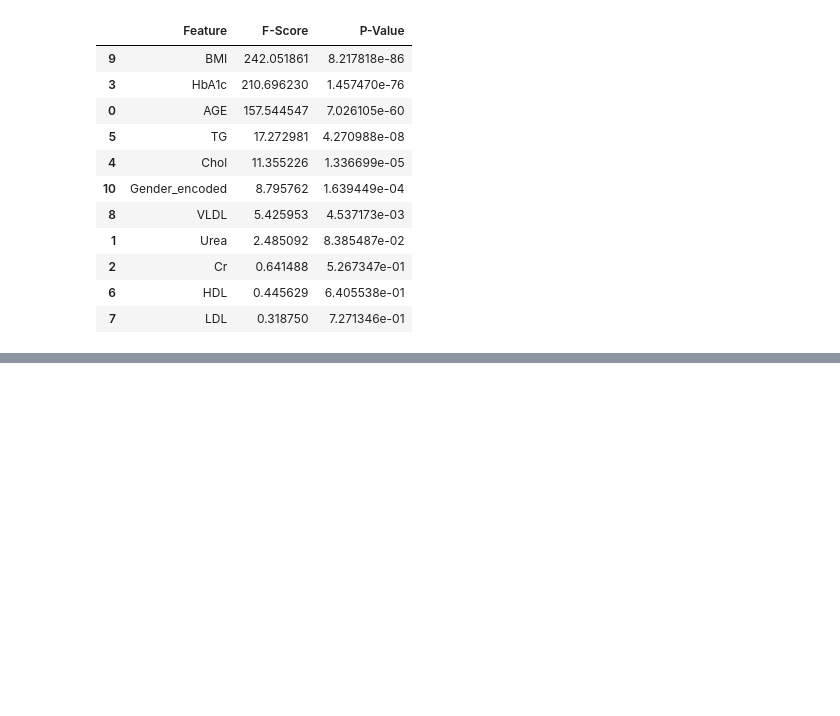
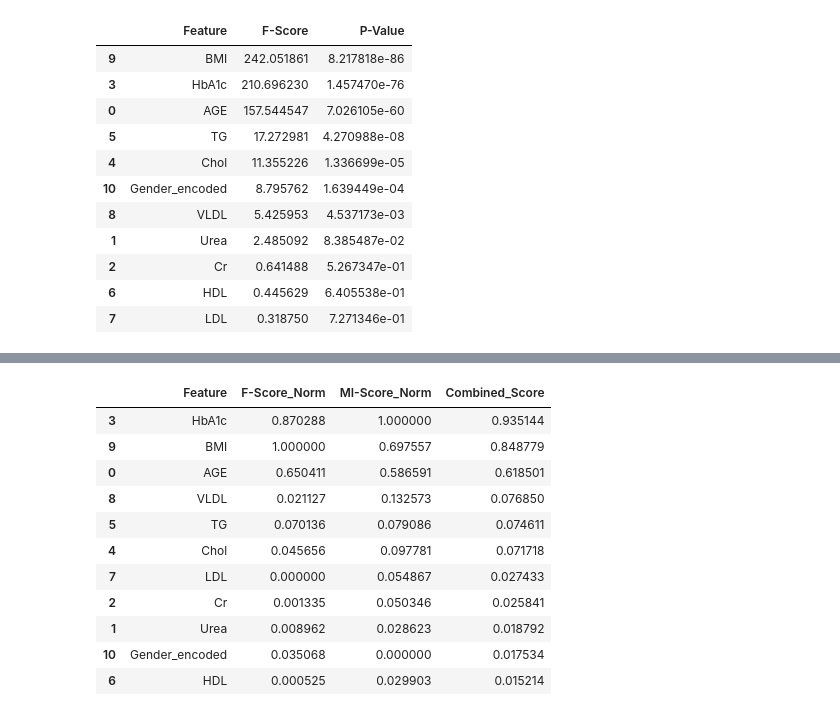
Before and after one commit to samirdahal888/Diabetes_Classification, a Jupyter notebook: notebooks/data_processing/data_processing.ipynb, the cells around one changed output, grey strips where cells are left out. Cells and saved outputs as stored; diff of their text form; code cells hidden in the pictures; blank space fills up the shorter version.

```diff
--- a/notebooks/data_processing/data_processing.ipynb
+++ b/notebooks/data_processing/data_processing.ipynb
@@ -67,0 +109,32 @@ anova_results
+# %%
+from sklearn.preprocessing import MinMaxScaler
+
+scaler = MinMaxScaler()
+
+combined_df = pd.DataFrame(
+    {
+        "Feature": X.columns,
+        "F-Score_Norm": scaler.fit_transform(f_scores.reshape(-1, 1)).flatten(),
+        "MI-Score_Norm": scaler.fit_transform(mi_scores.reshape(-1, 1)).flatten(),
+    }
+)
+
+combined_df["Combined_Score"] = (
+    combined_df["F-Score_Norm"] + combined_df["MI-Score_Norm"]
+) / 2
+combined_df = combined_df.sort_values("Combined_Score", ascending=False)
+
+combined_df
+# %% [output]
+|  | Feature | F-Score_Norm | MI-Score_Norm | Combined_Score |
+| 3 | HbA1c | 0.870288 | 1.000000 | 0.935144 |
+| 9 | BMI | 1.000000 | 0.697557 | 0.848779 |
+| 0 | AGE | 0.650411 | 0.586591 | 0.618501 |
+| 8 | VLDL | 0.021127 | 0.132573 | 0.076850 |
+| 5 | TG | 0.070136 | 0.079086 | 0.074611 |
+| 4 | Chol | 0.045656 | 0.097781 | 0.071718 |
+| 7 | LDL | 0.000000 | 0.054867 | 0.027433 |
+| 2 | Cr | 0.001335 | 0.050346 | 0.025841 |
+| 1 | Urea | 0.008962 | 0.028623 | 0.018792 |
+| 10 | Gender_encoded | 0.035068 | 0.000000 | 0.017534 |
+| 6 | HDL | 0.000525 | 0.029903 | 0.015214 |
```
Also changed, not shown: parts of 2 cells of this notebook.
